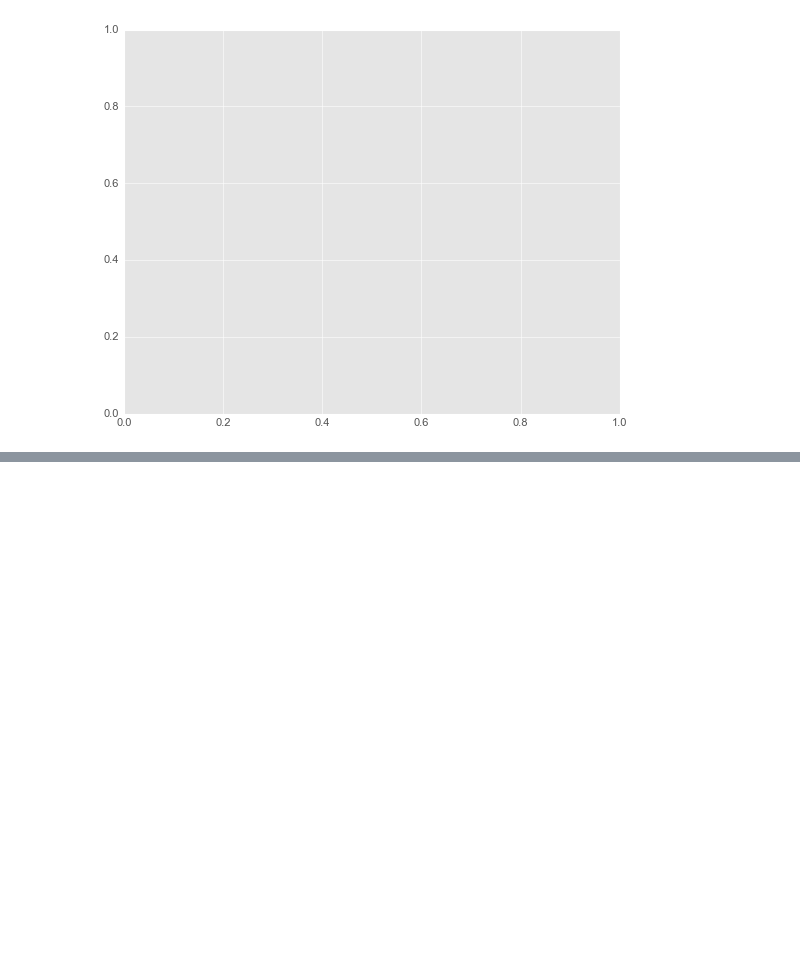
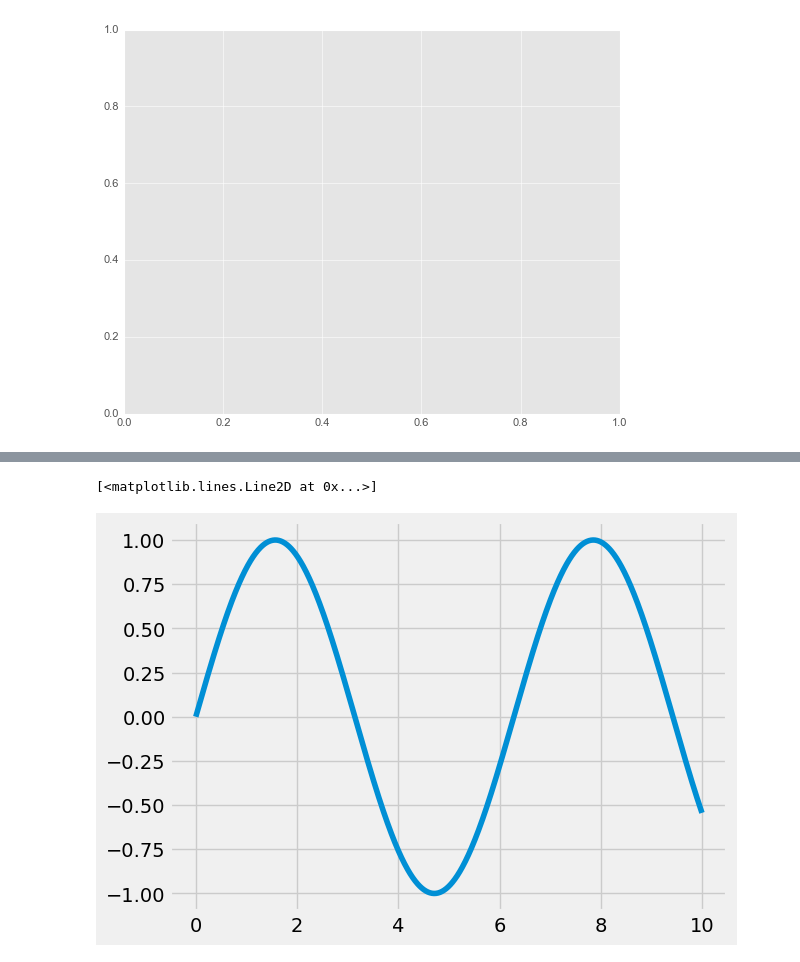
Before and after one commit to JakeBestDev/Packt_AIScience_Data_Science_Machine_Learning, a Jupyter notebook: Module_2_Python_Data_Visualization_and_Understanding/lab_3_advance_matplotlib.ipynb, the cells around one changed output, grey strips where cells are left out. Cells and saved outputs as stored; diff of their text form; code cells hidden in the pictures; blank space fills up the shorter version.

```diff
--- a/Module_2_Python_Data_Visualization_and_Understanding/lab_3_advance_matplotlib.ipynb
+++ b/Module_2_Python_Data_Visualization_and_Understanding/lab_3_advance_matplotlib.ipynb
@@ -66,0 +89,9 @@ ax = plt.axes()
+# %%
+## We can all create a similar plot like above using just the following:
+## Notice how it saves the style
+## We use ax to save the Axes
+
+plt.plot(x,y)
+# %% [output]
+[<matplotlib.lines.Line2D at 0x...>]
+[figure, added]
```
Also changed, not shown: parts of 7 cells of this notebook.
